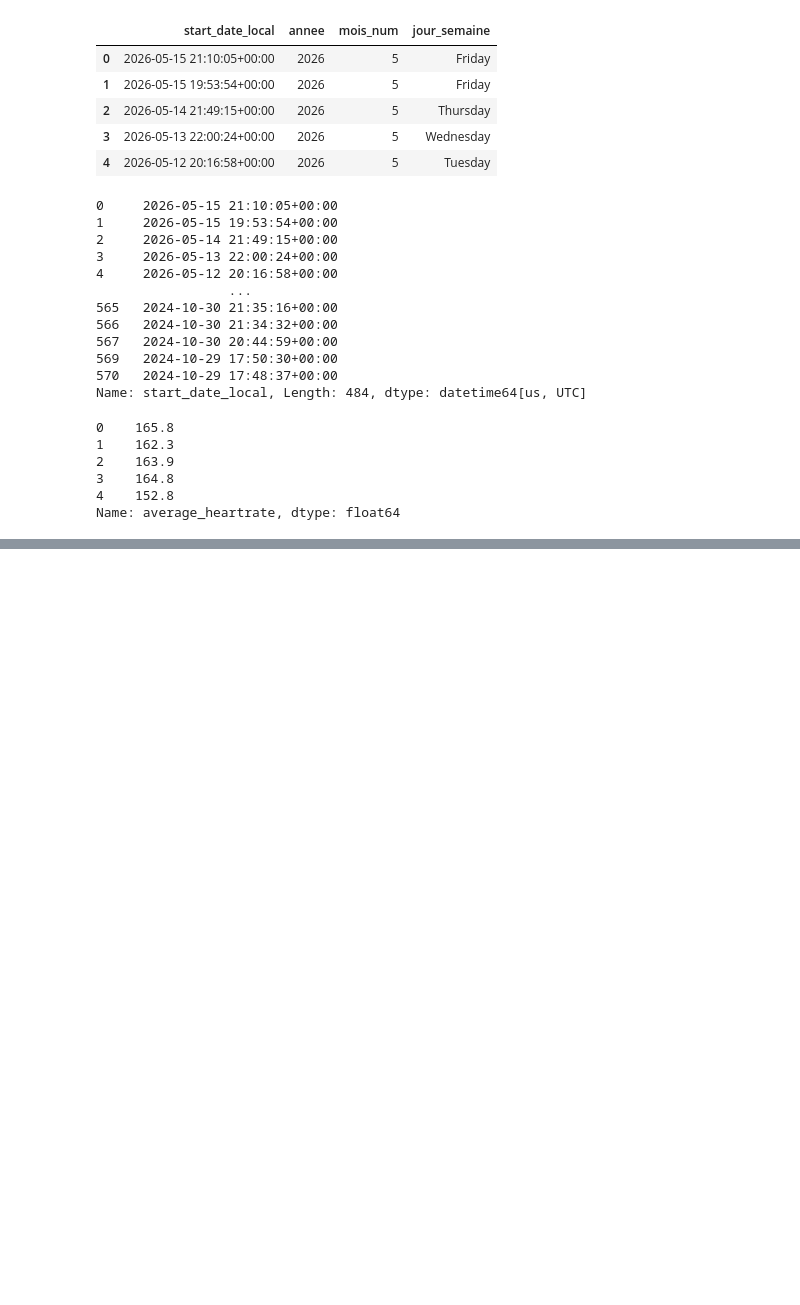
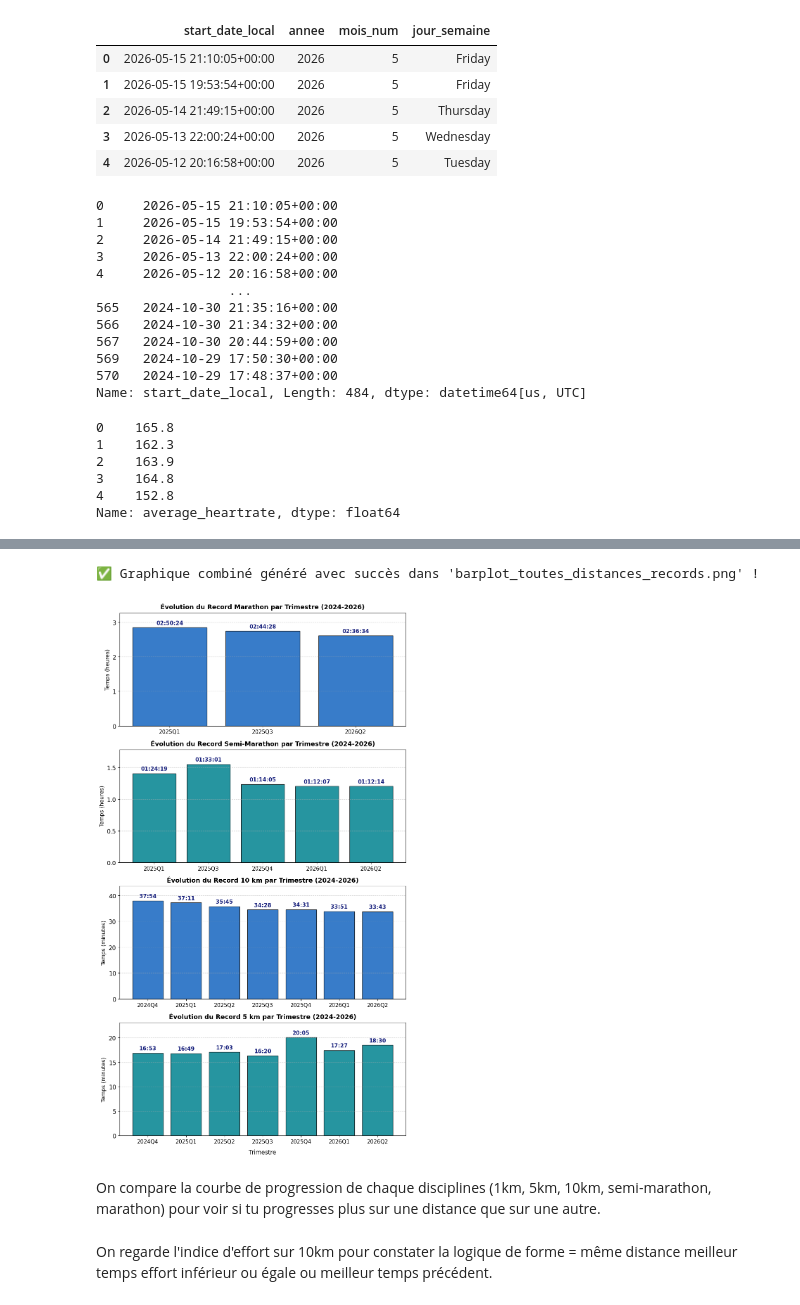
Before and after one commit to lx-345/PERFORMANCES_SPORTIVES, a Jupyter notebook: src/data/analyse.ipynb, the cells around one changed output, grey strips where cells are left out. Saved outputs shown, nothing was run; the diff lists cells and outputs as text; code cells hidden in the pictures; blank space fills up the shorter version.

```diff
--- a/src/data/analyse.ipynb
+++ b/src/data/analyse.ipynb
@@ -468,0 +541,77 @@ trimestre_str
+# %%
+import matplotlib.pyplot as plt
+
+# Liste des distances demandées
+distances = ['Marathon', 'Semi-Marathon', '10 km', '5 km']
+
+# 1. Création de la figure avec 4 sous-graphiques alignés verticalement
+# On ajuste la taille (figsize) pour que chaque graphique ait de la place
+fig, axes = plt.subplots(len(distances), 1, figsize=(9, 4 * len(distances)))
+
+for i, dist in enumerate(distances):
+    ax = axes[i] # On sélectionne le sous-graphique du niveau en cours
+
+    # Filtrer et trier par trimestre pour la distance concernée
+    df_dist = df_final[df_final["distance_cible"] == dist].sort_values("trimestre")
+
+    # Sécurité au cas où un trimestre n'a pas encore de donnée pour cette distance
+    if df_dist.empty:
+        ax.text(0.5, 0.5, f"Aucune course enregistrée sur {dist}", ha='center', va='center', fontsize=12, color='gray')
+        ax.set_title(f"Évolution du Record {dist}", fontsize=12, fontweight='bold')
+        continue
+
+    # 2. Adaptation de l'unité selon la distance pour éviter d'écraser le graphique
+    if dist in ['Marathon', 'Semi-Marathon']:
+        df_dist["temps_graphique"] = df_dist["moving_time"] / 3600
+        unite = "heures"
+    else:
+        df_dist["temps_graphique"] = df_dist["moving_time"] / 60
+        unite = "minutes"
+
+    df_dist["trimestre_str"] = df_dist["trimestre"].astype(str)
+
+    # 3. Création du bar plot (alternance de couleurs pour l'esthétique)
+    couleur = '#1565C0' if i % 2 == 0 else '#00838F'
+    barres = ax.bar(df_dist["trimestre_str"], df_dist["temps_graphique"], color=couleur, edgecolor='black', alpha=0.85)
+
+    # --- AJUSTEMENTS DES AXES Y ET X ---
+    ax.tick_params(axis='y', labelsize=12)
+    ax.tick_params(axis='x', labelsize=11)
+    ax.locator_params(axis='y', nbins=6) # Nombre de graduations épuré par bloc
+
+    # On augmente dynamiquement la limite supérieure de l'axe Y (+15%)
+    # pour laisser de la place aux textes des chronos sans qu'ils soient coupés
+    max_val = df_dist["temps_graphique"].max()
+    ax.set_ylim(0, max_val * 1.15)
+
+    # --- INSCRIPTION DU TEMPS RECORD SUR CHAQUE BARRE ---
+    for barre, chrono in zip(barres, df_dist["Meilleur Temps"]):
+        hauteur = barre.get_height()
+        ax.text(
+            barre.get_x() + barre.get_width() / 2, # Centré horizontalement
+            hauteur + (max_val * 0.02),           # Positionné juste au-dessus du sommet
+            chrono,                               # Ton chrono au format running (ex: 33:00)
+            ha='center', va='bottom',
+            fontsize=11, fontweight='bold',
+            color='#1A237E'
+        )
+
+    # Personnalisation des titres et labels de chaque bloc
+    ax.set_ylabel(f"Temps ({unite})", fontsize=11)
+    ax.set_title(f"Évolution du Record {dist} par Trimestre (2024-2026)", fontsize=13, fontweight='bold', pad=8)
+    ax.grid(axis='y', linestyle='--', alpha=0.5) # Ajout d'une grille légère de lecture
+
+# Axe X principal tout en bas
+plt.xlabel("Trimestre", fontsize=12, labelpad=10)
+
+# 4. Sauvegarde globale du fichier image
+plt.tight_layout()
+plt.savefig("barplot_toutes_distances_records.png", dpi=300)
+print("✅ Graphique combiné généré avec succès dans 'barplot_toutes_distances_records.png' !")
+# %% [output]
+✅ Graphique combiné généré avec succès dans 'barplot_toutes_distances_records.png' !
+[figure, added]
+# %% [markdown]
+On compare la courbe de progression de  chaque disciplines (1km, 5km, 10km, semi-marathon, marathon) pour voir si tu progresses plus sur une distance que sur une autre.
+# %% [markdown]
+On regarde l'indice d'effort sur 10km pour constater la logique de forme = même distance meilleur temps  effort inférieur ou égale ou meilleur temps précédent.
```
Also changed, not shown: parts of 32 cells of this notebook, 7 other files.
